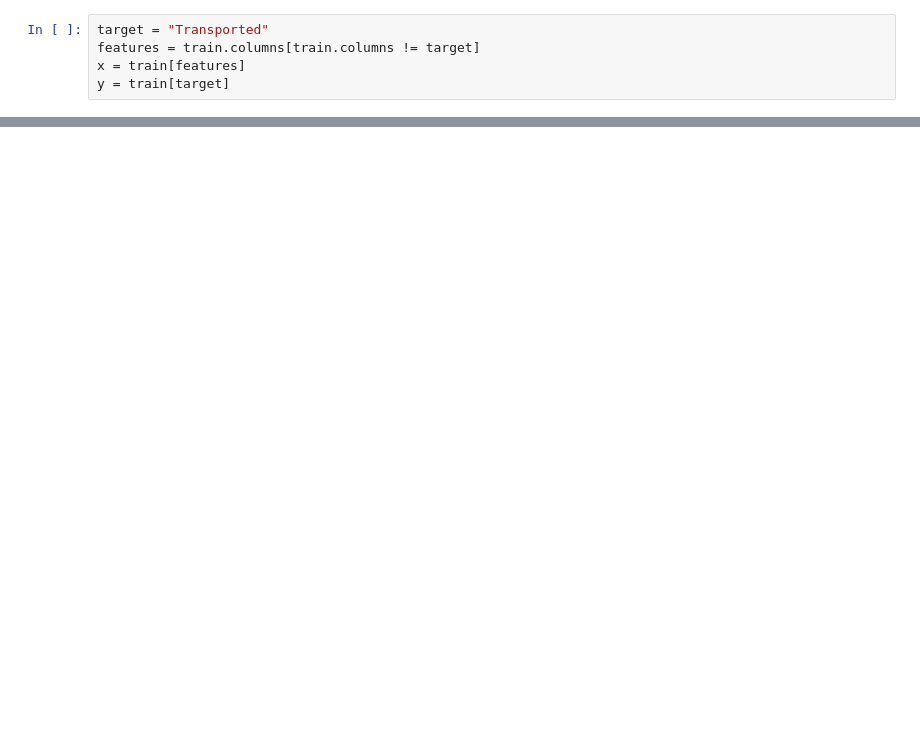
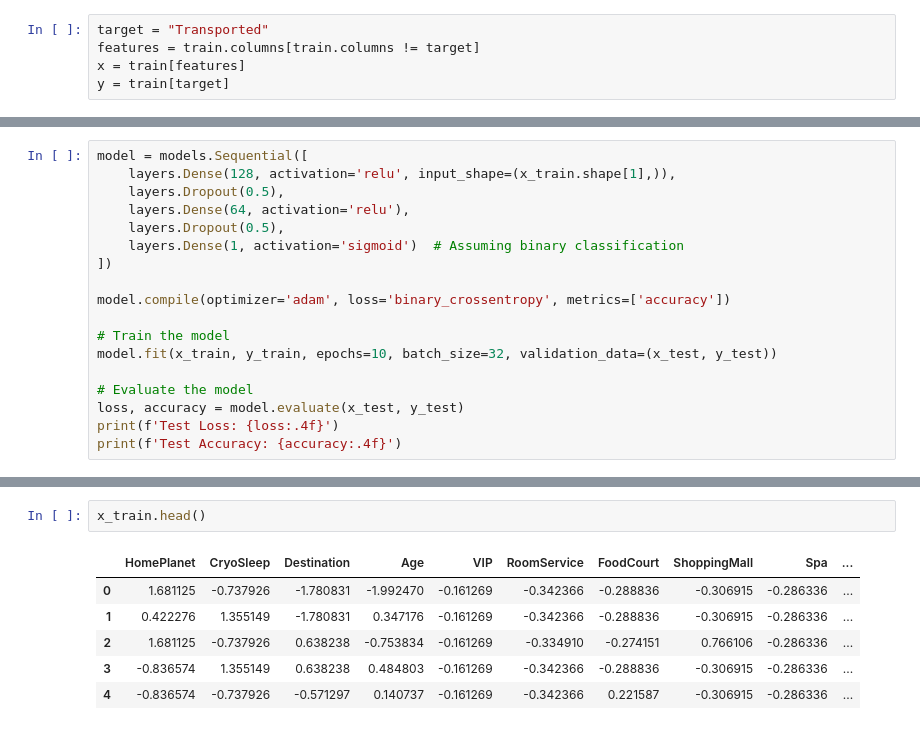
Before and after one commit to mArcio-Lmano/Data-Science, a Jupyter notebook: Spaceship_titanic/titanic.ipynb, the cells around one changed output, grey strips where cells are left out. Saved outputs shown, nothing was run; the diff lists cells and outputs as text; blank space fills up the shorter version.

```diff
--- a/Spaceship_titanic/titanic.ipynb
+++ b/Spaceship_titanic/titanic.ipynb
@@ -190,0 +335,18 @@ print(f"Tree plot HTML saved to: {html_file_path}")
+# %%
+model = models.Sequential([
+    layers.Dense(128, activation='relu', input_shape=(x_train.shape[1],)),
+    layers.Dropout(0.5),
+    layers.Dense(64, activation='relu'),
+    layers.Dropout(0.5),
+    layers.Dense(1, activation='sigmoid')  # Assuming binary classification
+])
+
+model.compile(optimizer='adam', loss='binary_crossentropy', metrics=['accuracy'])
+
+# Train the model
+model.fit(x_train, y_train, epochs=10, batch_size=32, validation_data=(x_test, y_test))
+
+# Evaluate the model
+loss, accuracy = model.evaluate(x_test, y_test)
+print(f'Test Loss: {loss:.4f}')
+print(f'Test Accuracy: {accuracy:.4f}')
@@ -190,0 +371,9 @@ print(f"Tree plot HTML saved to: {html_file_path}")
+# %%
+x_train.head()
+# %% [output]
+|  | HomePlanet | CryoSleep | Destination | Age | VIP | RoomService | FoodCourt | ShoppingMall | Spa | ... |
+| 0 | 1.681125 | -0.737926 | -1.780831 | -1.992470 | -0.161269 | -0.342366 | -0.288836 | -0.306915 | -0.286336 | ... |
+| 1 | 0.422276 | 1.355149 | -1.780831 | 0.347176 | -0.161269 | -0.342366 | -0.288836 | -0.306915 | -0.286336 | ... |
+| 2 | 1.681125 | -0.737926 | 0.638238 | -0.753834 | -0.161269 | -0.334910 | -0.274151 | 0.766106 | -0.286336 | ... |
+| 3 | -0.836574 | 1.355149 | 0.638238 | 0.484803 | -0.161269 | -0.342366 | -0.288836 | -0.306915 | -0.286336 | ... |
+| 4 | -0.836574 | -0.737926 | -0.571297 | 0.140737 | -0.161269 | -0.342366 | 0.221587 | -0.306915 | -0.286336 | ... |
```
Also changed, not shown: parts of 21 cells of this notebook, 1 other file.
